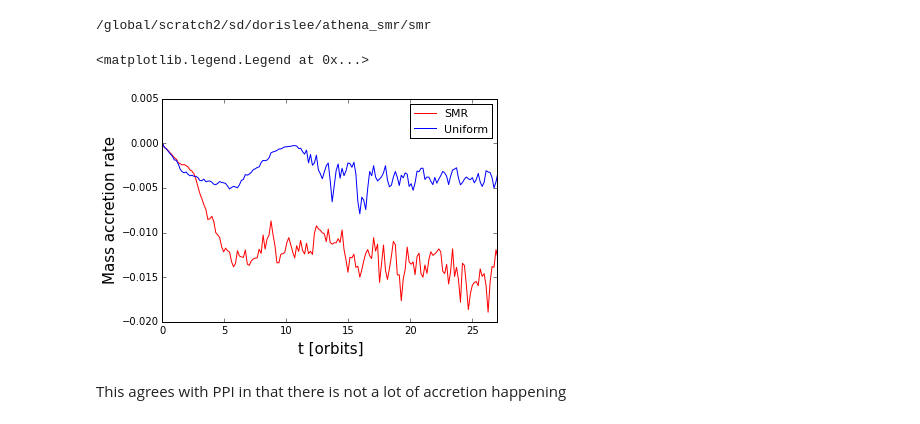
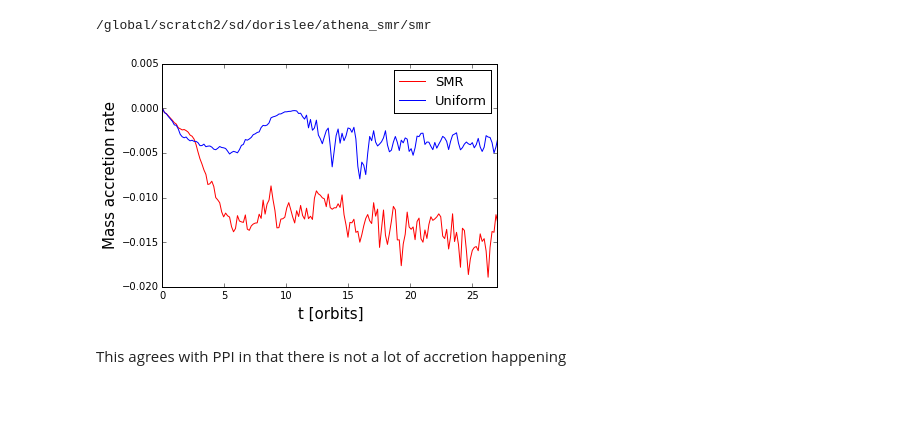
Before and after one commit to dorisjlee/usrp, a Jupyter notebook: notes/Week6/Mode Growth Analysis for PPI uniform,SMR, MRI.ipynb, the cells around one changed output. Cells and saved outputs as stored; diff of their text form; code cells hidden in the pictures.

```diff
--- a/notes/Week6/Mode Growth Analysis for PPI uniform,SMR, MRI.ipynb
+++ b/notes/Week6/Mode Growth Analysis for PPI uniform,SMR, MRI.ipynb
@@ -285,21 +285,20 @@ cd ~/gscratch/athena_smr/smr/
 # %%
 from matplotlib.legend_handler import HandlerLine2D
 mdot_smr = np.loadtxt("../smr/mdot.txt")
 mdot_ppi = np.loadtxt("../uniform_compare/mdot.txt")
 mdot_mri = np.loadtxt("../../athena_2/mri_resolved/mdot.txt")
 t_orbits_smr  = np.arange(len(mdot_smr))/2./np.pi
 t_orbits_ppi  = np.arange(len(mdot_ppi))/2./np.pi
 t_orbits_mri  = np.arange(len(mdot_mri))/2./np.pi
 plt.plot(t_orbits_smr,mdot_smr,label = "SMR",color="red")
 plt.plot(t_orbits_ppi,mdot_ppi,label="Uniform")
 plt.ylabel("Mass accretion rate",fontsize=15)
 plt.xlabel("t [orbits]",fontsize=15)
 plt.xlim(0,27)
-plt.legend(loc='upper right',prop={'size':11},numpoints=1)
-# plt.savefig("mass_accretion.pdf",fmt="pdf")
+plt.legend(loc='upper right',prop={'size':13},numpoints=1)
+plt.savefig("mass_accretion_smr.pdf",fmt="pdf")
 # %% [output]
-<matplotlib.legend.Legend at 0x...>
-[figure, old version]
+[figure, new version]
 # %% [markdown]
 This agrees with PPI in that there is not a lot of accretion happening
 # %%
```
Also changed, not shown: parts of 3 cells of this notebook, 1 other file.
